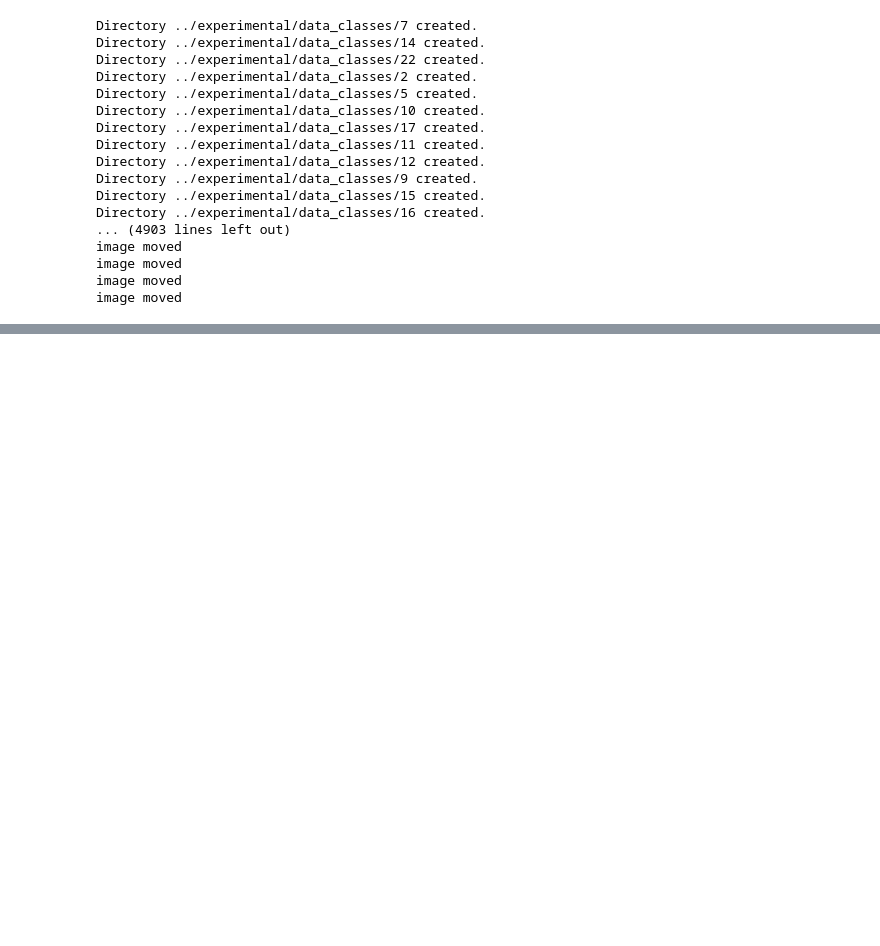
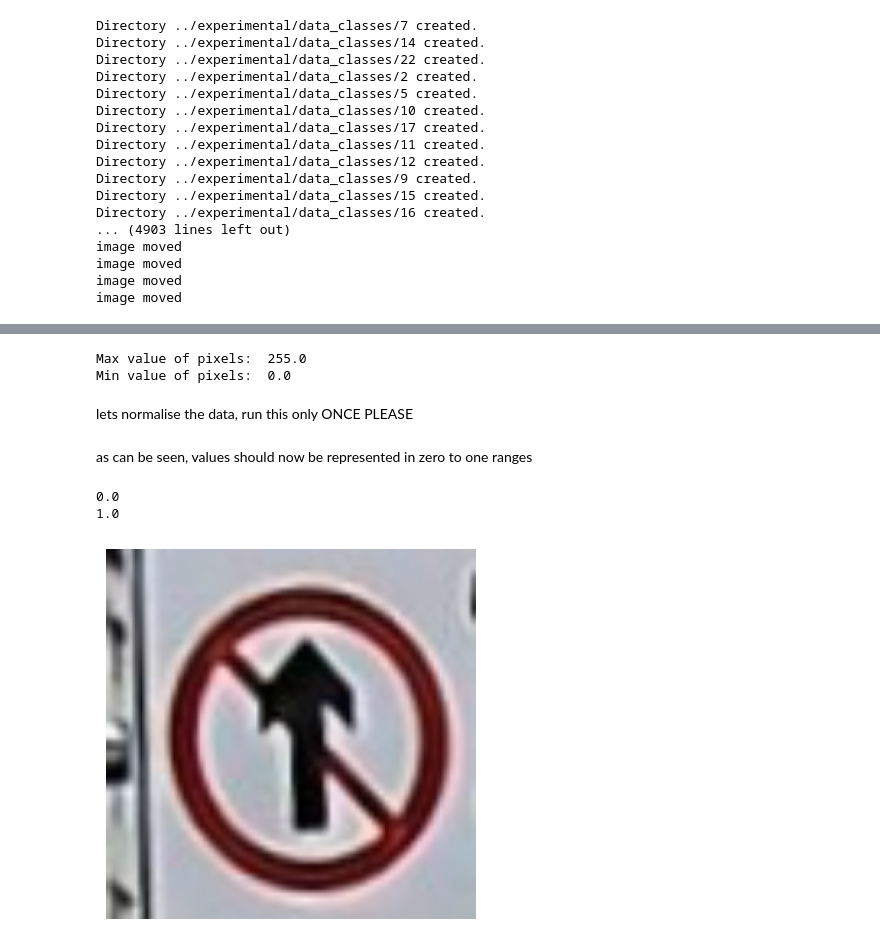
Before and after one commit to syd9191/Traffic-Sign-Classifier, a Jupyter notebook: experimental/filetest.ipynb, the cells around one changed output, grey strips where cells are left out. Saved outputs shown, nothing was run; the diff lists cells and outputs as text; code cells hidden in the pictures; blank space fills up the shorter version.

Commit message:
initial implementation of data storage and pixel risizing

```diff
--- a/experimental/filetest.ipynb
+++ b/experimental/filetest.ipynb
@@ -77,0 +99,12 @@ image moved
+# %%
+import tensorflow as tf
+
+data=tf.keras.utils.image_dataset_from_directory("../experimental/data_classes",
+                                                image_size=(256, 256),
+                                                batch_size=64,
+                                                )
+
+data_iterator= data.as_numpy_iterator()
+batch=data_iterator.next()
+print(batch[0].shape) #indepenedant variables i.e pixel values
+print(batch[1].shape) #y labels
@@ -77,0 +117,27 @@ image moved
+# %%
+print("Max value of pixels: ", batch[0].max())
+print("Min value of pixels: ", batch[0].min())
+# %% [output]
+Max value of pixels:  255.0
+Min value of pixels:  0.0
+# %% [markdown]
+lets normalise the data, run this only ONCE PLEASE
+# %%
+data=data.map(lambda x, y: (x/255, y))
+# %% [markdown]
+as can be seen, values should now be represented in zero to one ranges
+# %%
+scaled_data_iterator=data.as_numpy_iterator()
+scaled_batch=scaled_data_iterator.next()
+print(scaled_batch[0].min())
+print(scaled_batch[0].max())
+# %% [output]
+0.0
+1.0
+# %%
+example_image = scaled_batch[0][0]
+plt.imshow(example_image)
+plt.axis('off')
+plt.show()
+# %% [output]
+[figure, added]
```
Also changed, not shown: parts of 7 cells of this notebook, 1 other file.
